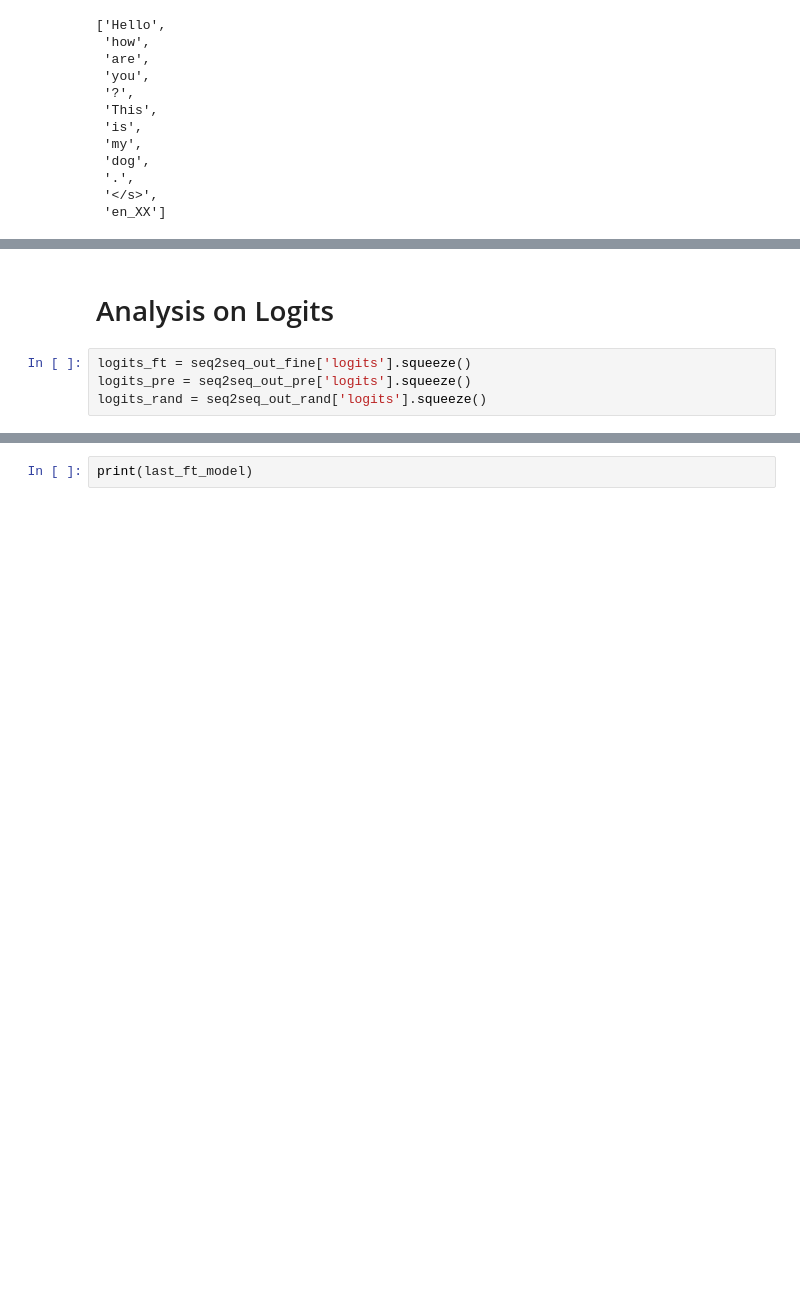
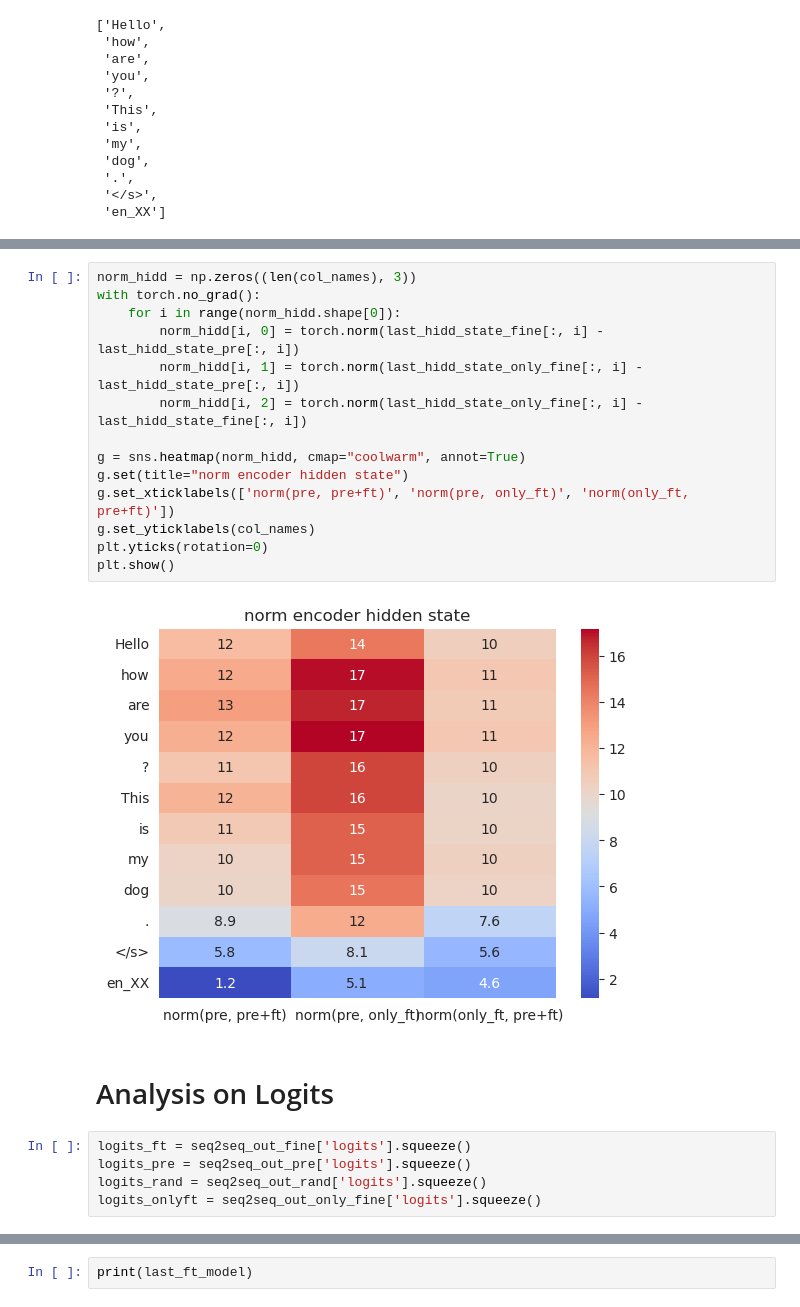
Before and after one commit to nikodallanoce/ContinualMachineTranslation, a Jupyter notebook: CompareWeights.ipynb, the cells around one changed output, grey strips where cells are left out. Saved outputs shown, nothing was run; the diff lists cells and outputs as text; blank space fills up the shorter version.

```diff
--- a/CompareWeights.ipynb
+++ b/CompareWeights.ipynb
@@ -169,6 +223,23 @@ plt.show()
+# %%
+norm_hidd = np.zeros((len(col_names), 3))
+with torch.no_grad():
+    for i in range(norm_hidd.shape[0]):
+        norm_hidd[i, 0] = torch.norm(last_hidd_state_fine[:, i] - last_hidd_state_pre[:, i])
+        norm_hidd[i, 1] = torch.norm(last_hidd_state_only_fine[:, i] - last_hidd_state_pre[:, i])
+        norm_hidd[i, 2] = torch.norm(last_hidd_state_only_fine[:, i] - last_hidd_state_fine[:, i])
+
+g = sns.heatmap(norm_hidd, cmap="coolwarm", annot=True)
+g.set(title="norm encoder hidden state")
+g.set_xticklabels(['norm(pre, pre+ft)', 'norm(pre, only_ft)', 'norm(only_ft, pre+ft)'])
+g.set_yticklabels(col_names)
+plt.yticks(rotation=0)
+plt.show()
+# %% [output]
+[figure, added]
 # %% [markdown]
 # Analysis on Logits
 # %%
 logits_ft = seq2seq_out_fine['logits'].squeeze()
 logits_pre = seq2seq_out_pre['logits'].squeeze()
 logits_rand = seq2seq_out_rand['logits'].squeeze()
+logits_onlyft = seq2seq_out_only_fine['logits'].squeeze()
```
Also changed, not shown: parts of 23 cells of this notebook, 17 other files.
